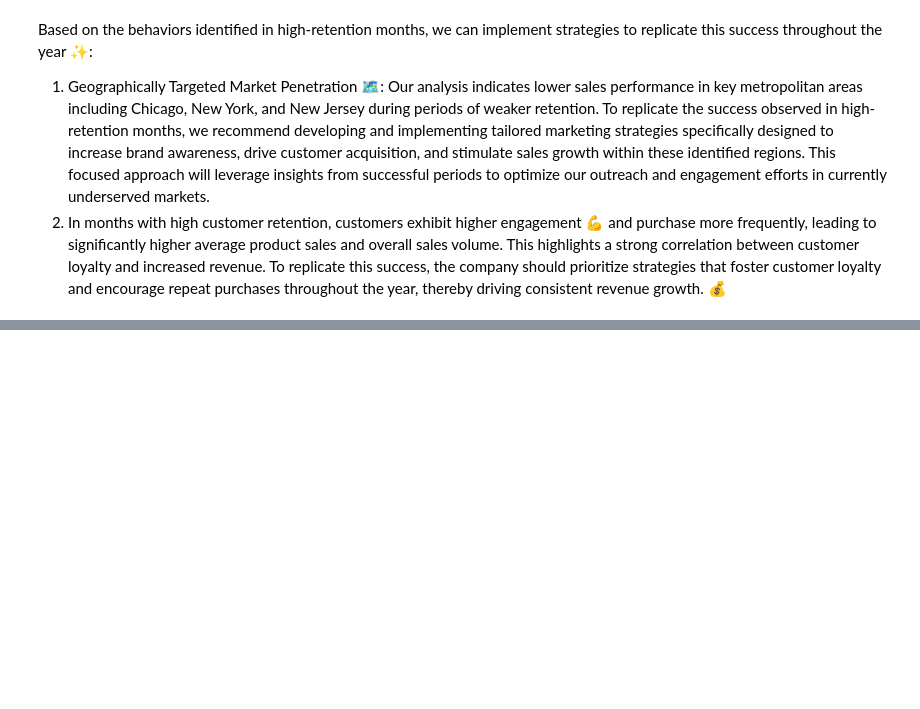
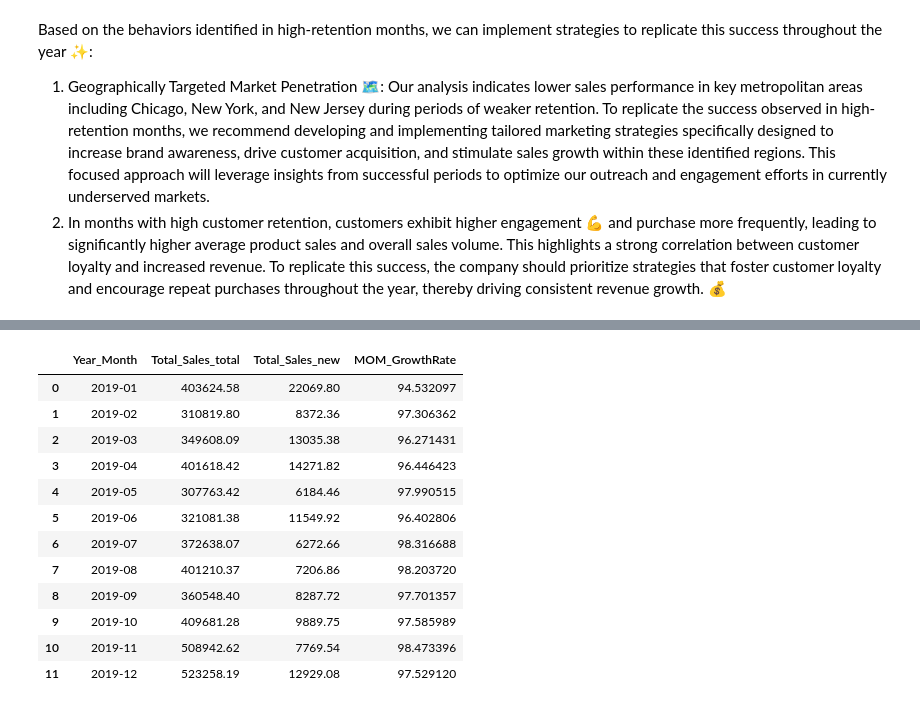
Before and after one commit to Smita569/E-commerce_Marketing_and_sales, a Jupyter notebook: E_commerce_Marketing_and_sales_Business_Case.ipynb, the cells around one changed output, grey strips where cells are left out. Drawn from its saved outputs; the diff is of its cells as text; code cells hidden in the pictures; blank space fills up the shorter version.

```diff
--- a/E_commerce_Marketing_and_sales_Business_Case.ipynb
+++ b/E_commerce_Marketing_and_sales_Business_Case.ipynb
@@ -341,0 +367,19 @@ axes[1,1].legend()
+# %%
+total_customers_per_month = df_customerSalesData.groupby('Year_Month')['Total_Sales'].sum().reset_index()
+revenue_comparison = pd.merge(total_customers_per_month, new_Customer_Revenue, on='Year_Month', suffixes=('_total', '_new'))
+revenue_comparison['MOM_GrowthRate'] = ((revenue_comparison['Total_Sales_total'] - revenue_comparison['Total_Sales_new'])/revenue_comparison['Total_Sales_total']) * 100
+revenue_comparison
+# %% [output]
+|  | Year_Month | Total_Sales_total | Total_Sales_new | MOM_GrowthRate |
+| 0 | 2019-01 | 403624.58 | 22069.80 | 94.532097 |
+| 1 | 2019-02 | 310819.80 | 8372.36 | 97.306362 |
+| 2 | 2019-03 | 349608.09 | 13035.38 | 96.271431 |
+| 3 | 2019-04 | 401618.42 | 14271.82 | 96.446423 |
+| 4 | 2019-05 | 307763.42 | 6184.46 | 97.990515 |
+| 5 | 2019-06 | 321081.38 | 11549.92 | 96.402806 |
+| 6 | 2019-07 | 372638.07 | 6272.66 | 98.316688 |
+| 7 | 2019-08 | 401210.37 | 7206.86 | 98.203720 |
+| 8 | 2019-09 | 360548.40 | 8287.72 | 97.701357 |
+| 9 | 2019-10 | 409681.28 | 9889.75 | 97.585989 |
+| 10 | 2019-11 | 508942.62 | 7769.54 | 98.473396 |
+| 11 | 2019-12 | 523258.19 | 12929.08 | 97.529120 |
```
Also changed, not shown: parts of 4 cells of this notebook.
